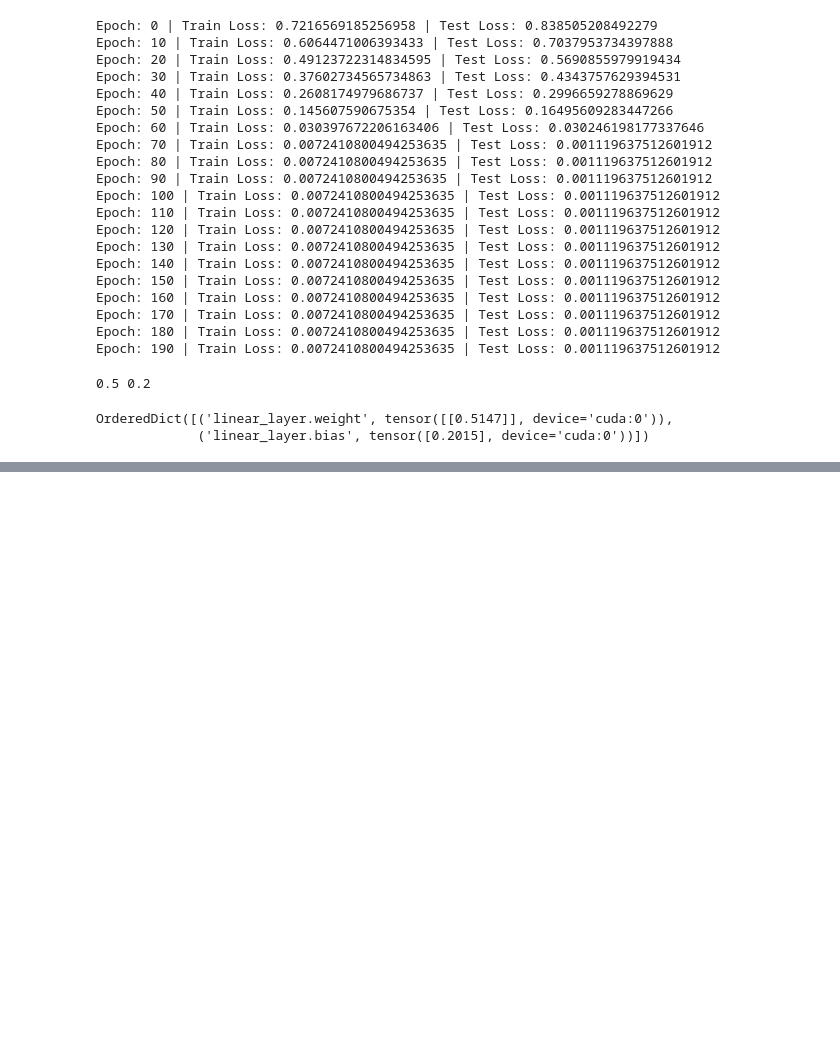
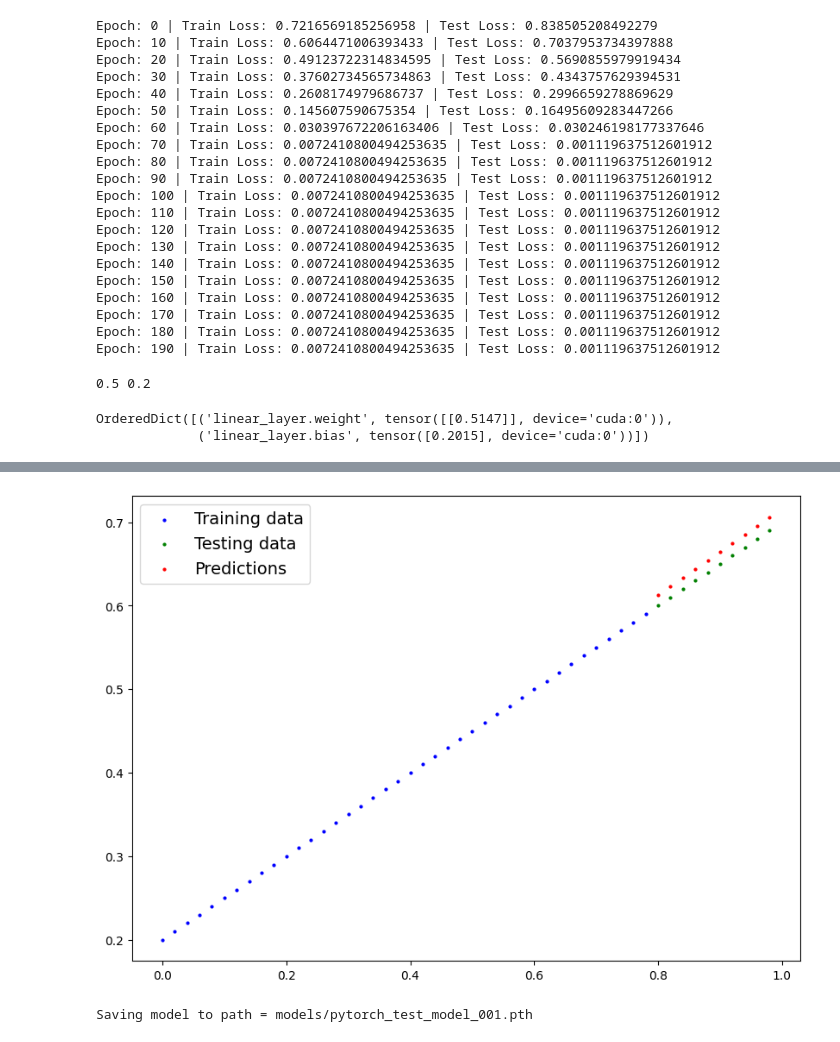
Before and after one commit to afirdousi/pytorch-basics, a Jupyter notebook: 005_pytorch_workflows_5_putting_it_all_together.ipynb, the cells around one changed output, grey strips where cells are left out. Saved outputs shown, nothing was run; the diff lists cells and outputs as text; code cells hidden in the pictures; blank space fills up the shorter version.

```diff
--- a/005_pytorch_workflows_5_putting_it_all_together.ipynb
+++ b/005_pytorch_workflows_5_putting_it_all_together.ipynb
@@ -249,3 +249,12 @@ OrderedDict([('linear_layer.weight', tensor([[0.5147]], device='cuda:0')),
              ('linear_layer.bias', tensor([0.2015], device='cuda:0'))])
 # %%
 # You can clearly see weights and bias in the model are not almost exactly equivalent to 0.5 and 0.2
+# %%
+# Making and evaluating predictions
+model_one.eval()
+
+# Make predictions on test data
+with torch.inference_mode():
+  y_predictions = model_one(X_test)
+
+y_predictions
@@ -251,0 +272,26 @@ OrderedDict([('linear_layer.weight', tensor([[0.5147]], device='cuda:0')),
+# %%
+# Check out our model predictions visually
+
+# Run following and you will get TypeError: can't convert cuda:0 device type tensor to numpy. Use Tensor.cpu() to copy the tensor to host memory first.
+# plot_predictions( predictions = y_predictions)
+# Because plot_predictions function uses numpy which runs on CPU and our tensors is on GPU
+
+# Fix it by:
+plot_predictions( predictions = y_predictions.cpu() )
+# %% [output]
+[figure, added]
+# %%
+# Save and load model:
+
+from pathlib import Path
+
+MODEL_PATH = Path("models")
+MODEL_PATH.mkdir(parents=True, exist_ok=True)
+MODEL_NAME = "pytorch_test_model_001.pth"
+MODEL_SAVE_PATH = MODEL_PATH / MODEL_NAME
+
+print(f"Saving model to path = { MODEL_SAVE_PATH }")
+torch.save(obj=model_one.state_dict(), # not saving the full, saving dict only
+           f=MODEL_SAVE_PATH)
+# %% [output]
+Saving model to path = models/pytorch_test_model_001.pth
```
Also changed, not shown: parts of 5 cells of this notebook.
